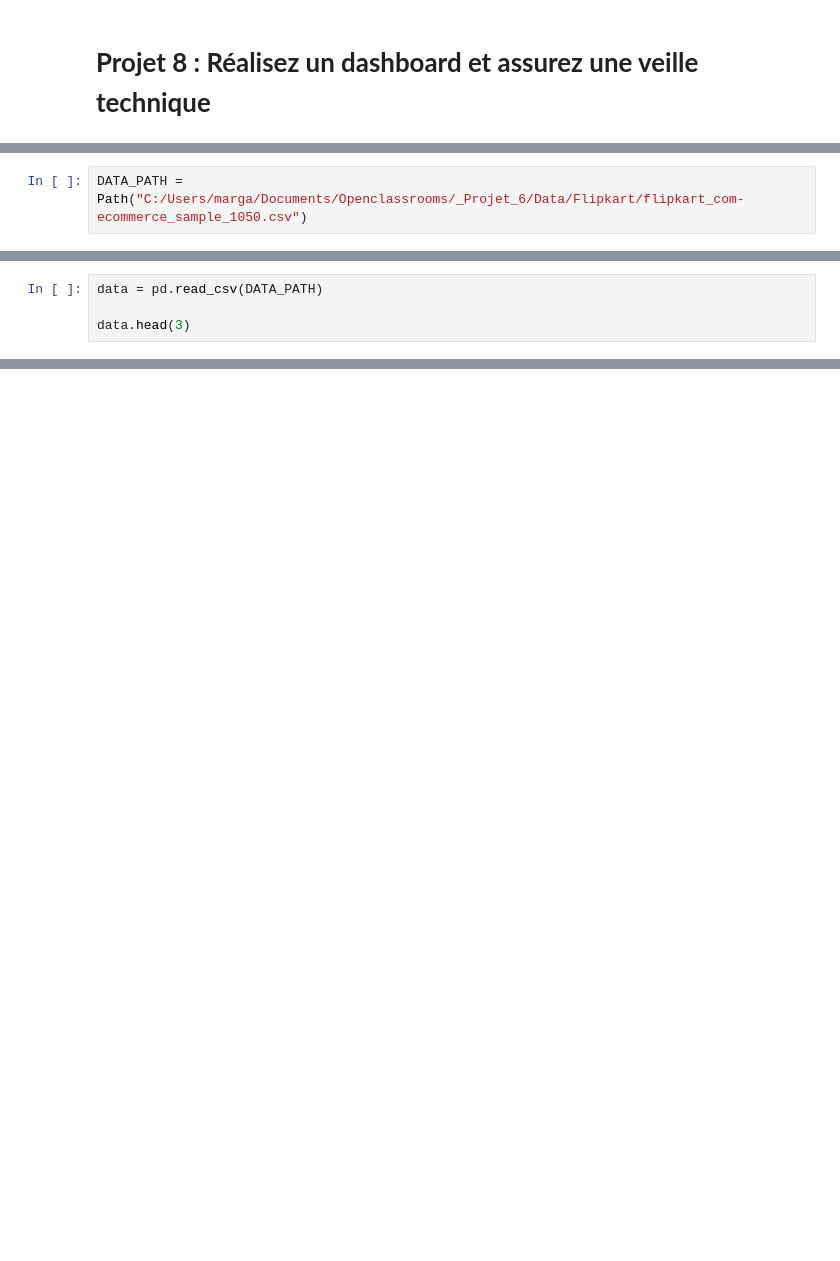
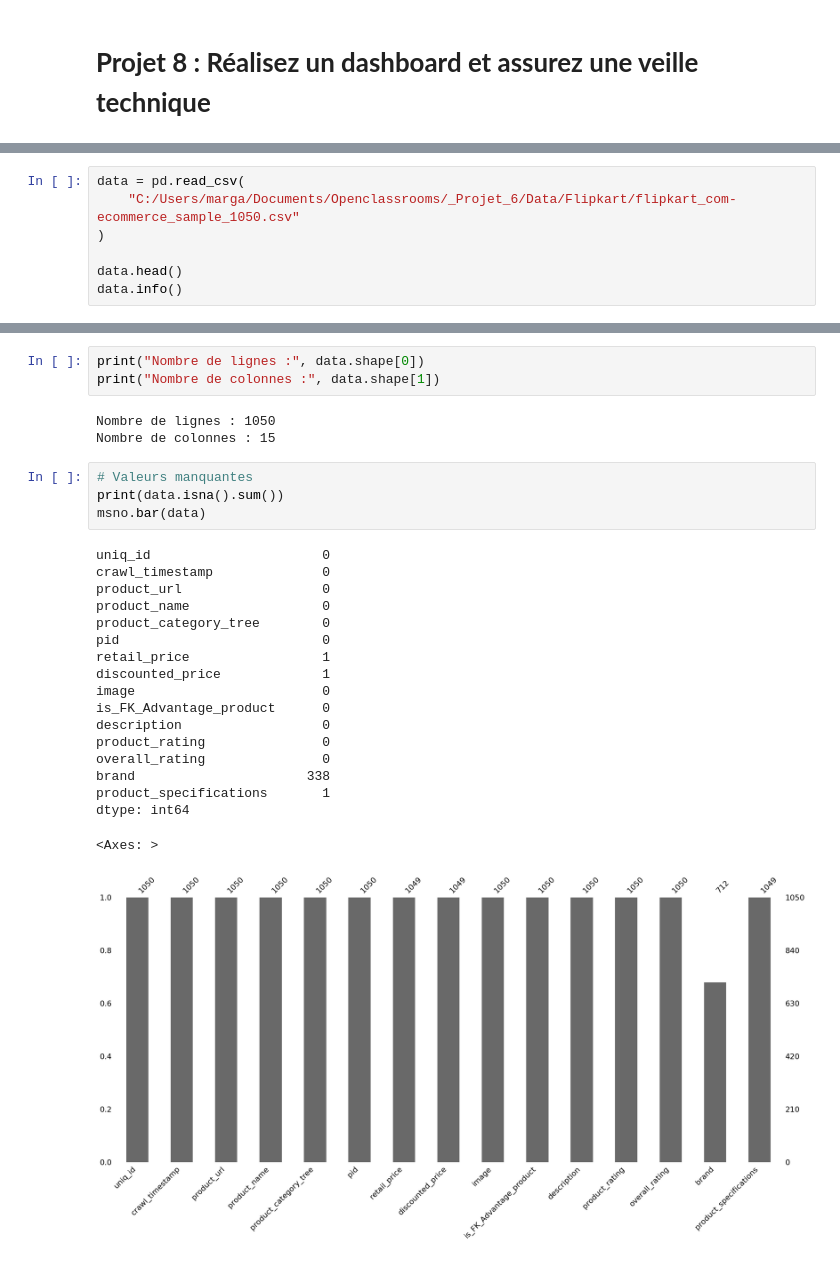
Before and after one commit to MargauxDupeyron/OC-P8-Realisez-un-dashboard-et-assurez-une-veille-technique, a Jupyter notebook: projet8_notebook_veille.ipynb, the cells around one changed output, grey strips where cells are left out. Cells and saved outputs as stored; diff of their text form; blank space fills up the shorter version.

```diff
--- a/projet8_notebook_veille.ipynb
+++ b/projet8_notebook_veille.ipynb
@@ -39,2 +333,7 @@ from time import perf_counter
 # %%
-DATA_PATH = Path("C:/Users/marga/Documents/Openclassrooms/_Projet_6/Data/Flipkart/flipkart_com-ecommerce_sample_1050.csv")
+data = pd.read_csv(
+    "C:/Users/marga/Documents/Openclassrooms/_Projet_6/Data/Flipkart/flipkart_com-ecommerce_sample_1050.csv"
+)
+
+data.head()
+data.info()
@@ -41,4 +357,0 @@ DATA_PATH = Path("C:/Users/marga/Documents/Openclassrooms/_Projet_6/Data/Flipkar
-# %%
-data = pd.read_csv(DATA_PATH)
-
-data.head(3)
@@ -49,0 +358,29 @@ data.head(3)
+# %%
+print("Nombre de lignes :", data.shape[0])
+print("Nombre de colonnes :", data.shape[1])
+# %% [output]
+Nombre de lignes : 1050
+Nombre de colonnes : 15
+# %%
+# Valeurs manquantes
+print(data.isna().sum())
+msno.bar(data)
+# %% [output]
+uniq_id                      0
+crawl_timestamp              0
+product_url                  0
+product_name                 0
+product_category_tree        0
+pid                          0
+retail_price                 1
+discounted_price             1
+image                        0
+is_FK_Advantage_product      0
+description                  0
+product_rating               0
+overall_rating               0
+brand                      338
+product_specifications       1
+dtype: int64
+<Axes: >
+[figure, added]
```
Also changed, not shown: parts of 70 cells of this notebook, 3 other files.
